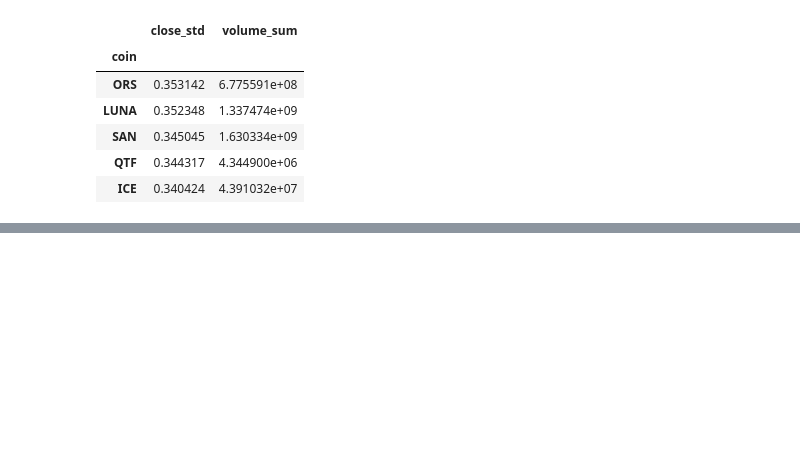
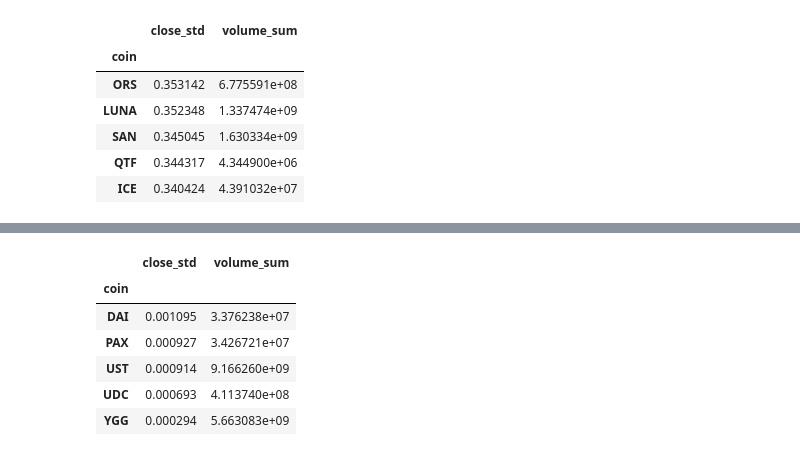
Before and after one commit to codingFerryman/crypto_market_hierarchy_structure, a Jupyter notebook: src/example_load_data.ipynb, the cells around one changed output, grey strips where cells are left out. Saved outputs shown, nothing was run; the diff lists cells and outputs as text; code cells hidden in the pictures; blank space fills up the shorter version.

```diff
--- a/src/example_load_data.ipynb
+++ b/src/example_load_data.ipynb
@@ -201,0 +191,10 @@ fluc_df[fluc_df['close_std']<0.25]
+# %%
+fluc_df.tail()
+# %% [output]
+|  | close_std | volume_sum |
+| coin |  |  |
+| DAI | 0.001095 | 3.376238e+07 |
+| PAX | 0.000927 | 3.426721e+07 |
+| UST | 0.000914 | 9.166260e+09 |
+| UDC | 0.000693 | 4.113740e+08 |
+| YGG | 0.000294 | 5.663083e+09 |
```
Also changed, not shown: parts of 7 cells of this notebook, 2 other files.
